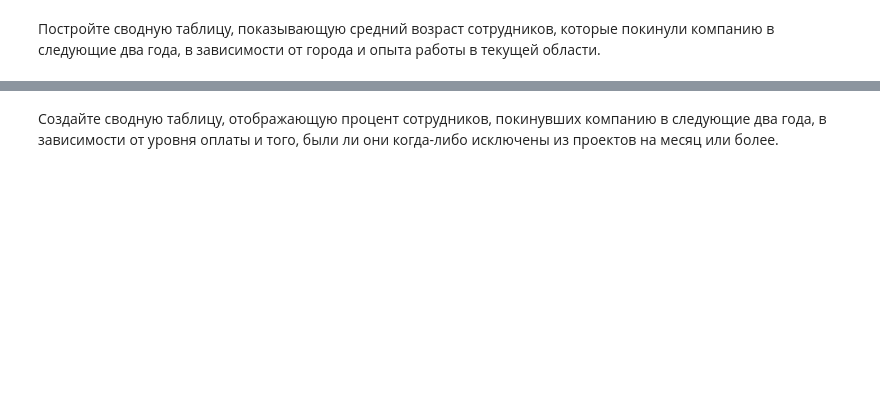
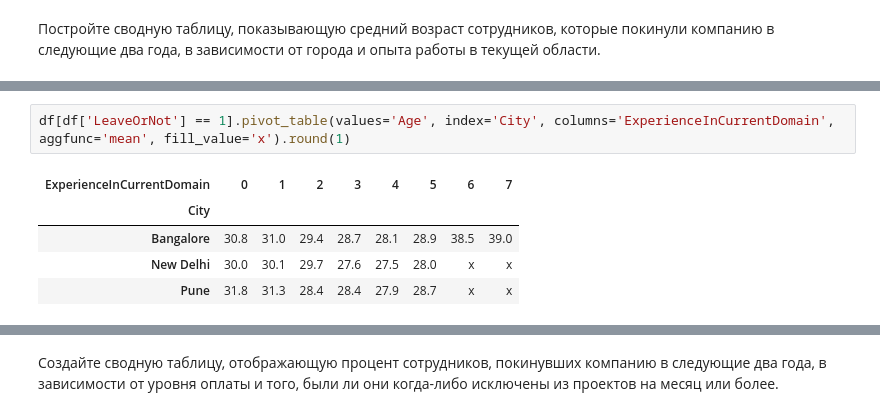
Before and after one commit to golubnichiy/big_data_092925, a Jupyter notebook: day_02 ex_result.ipynb, the cells around one changed output, grey strips where cells are left out. Cells and saved outputs as stored; diff of their text form; blank space fills up the shorter version.

```diff
--- a/day_02 ex_result.ipynb
+++ b/day_02 ex_result.ipynb
@@ -166,0 +248,8 @@ df.pivot_table(index='Education', columns='Gender', values='ExperienceInCurrentD
+# %%
+df[df['LeaveOrNot'] == 1].pivot_table(values='Age', index='City', columns='ExperienceInCurrentDomain', aggfunc='mean', fill_value='x').round(1)
+# %% [output]
+| ExperienceInCurrentDomain | 0 | 1 | 2 | 3 | 4 | 5 | 6 | 7 |
+| City |  |  |  |  |  |  |  |  |
+| Bangalore | 30.8 | 31.0 | 29.4 | 28.7 | 28.1 | 28.9 | 38.5 | 39.0 |
+| New Delhi | 30.0 | 30.1 | 29.7 | 27.6 | 27.5 | 28.0 | x | x |
+| Pune | 31.8 | 31.3 | 28.4 | 28.4 | 27.9 | 28.7 | x | x |
```
Also changed, not shown: parts of 14 cells of this notebook.
